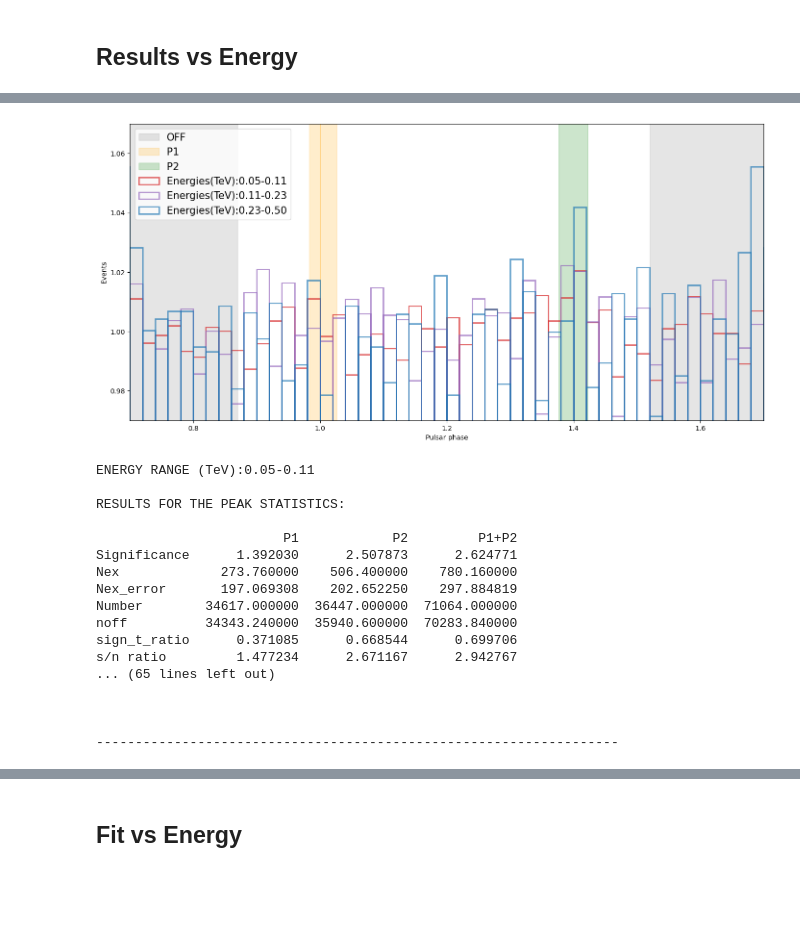
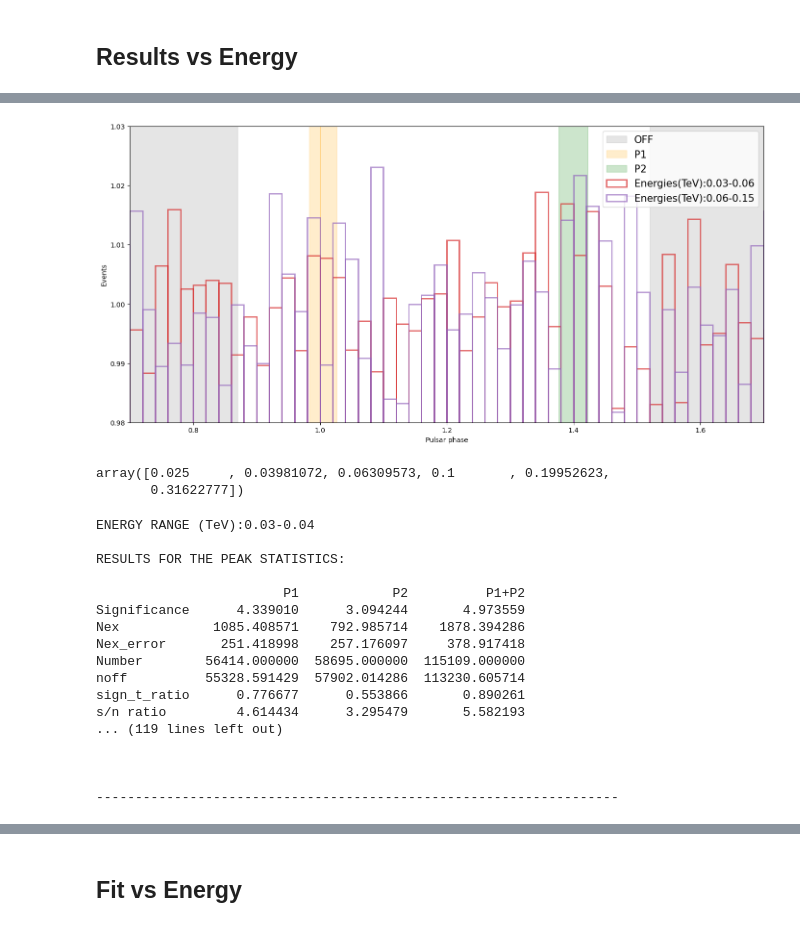
Before and after one commit to cta-observatory/PulsarTimingAnalysis, a Jupyter notebook: Tutorial/LST_Tutorial.ipynb, the cells around one changed output, grey strips where cells are left out. Drawn from its saved outputs; the diff is of its cells as text; code cells hidden in the pictures; blank space fills up the shorter version.

```diff
--- a/Tutorial/LST_Tutorial.ipynb
+++ b/Tutorial/LST_Tutorial.ipynb
@@ -139,23 +161,28 @@ h.show_lcVsEnergy()
 # %%
-h.show_all_lc(ylimits=[0.97,1.07])
+h.show_all_lc(ylimits=[0.98,1.03])
 # %% [output]
-[figure, old version]
+[figure, new version]
+# %%
+h.EnergyAna.energy_edges
+# %% [output]
+array([0.025     , 0.03981072, 0.06309573, 0.1       , 0.19952623,
+       0.31622777])
 # %%
-h.show_EnergyPresults()
+sp,ss=h.show_EnergyPresults()
 # %% [output]
-ENERGY RANGE (TeV):0.05-0.11
+ENERGY RANGE (TeV):0.03-0.04
 
 RESULTS FOR THE PEAK STATISTICS:
 
-                        P1            P2         P1+P2
-Significance      1.392030      2.507873      2.624771
-Nex             273.760000    506.400000    780.160000
-Nex_error       197.069308    202.652250    297.884819
-Number        34617.000000  36447.000000  71064.000000
-noff          34343.240000  35940.600000  70283.840000
-sign_t_ratio      0.371085      0.668544      0.699706
-s/n ratio         1.477234      2.671167      2.942767
-... (65 lines left out)
+                        P1            P2          P1+P2
+Significance      4.339010      3.094244       4.973559
+Nex            1085.408571    792.985714    1878.394286
+Nex_error       251.418998    257.176097     378.917418
+Number        56414.000000  58695.000000  115109.000000
+noff          55328.591429  57902.014286  113230.605714
+sign_t_ratio      0.776677      0.553866       0.890261
+s/n ratio         4.614434      3.295479       5.582193
+... (119 lines left out)
 
 
 
```
Also changed, not shown: parts of 22 cells of this notebook.
